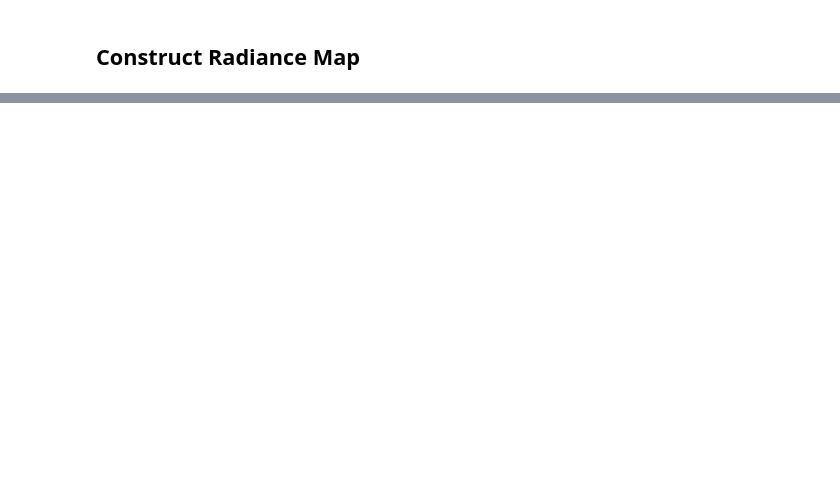
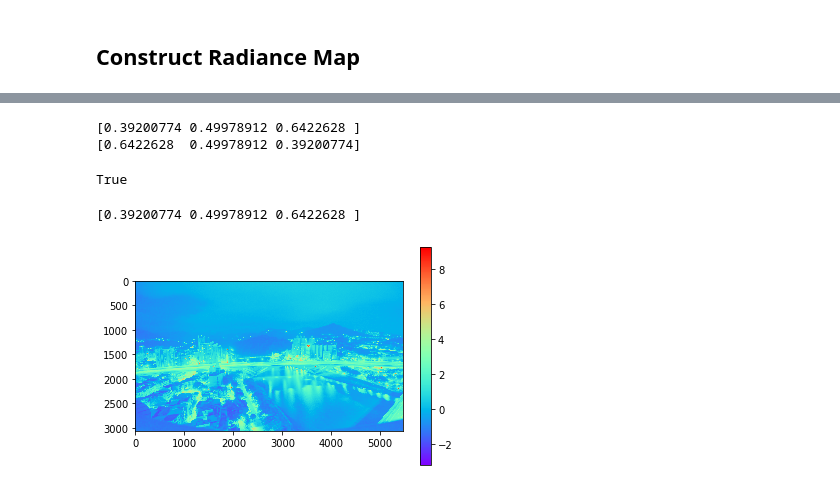
Before and after one commit to frozenburst/NTU-2020-VFX, a Jupyter notebook: hw1_HDR/hdr.ipynb, the cells around one changed output, grey strips where cells are left out. Cells and saved outputs as stored; diff of their text form; code cells hidden in the pictures; blank space fills up the shorter version.

```diff
--- a/hw1_HDR/hdr.ipynb
+++ b/hw1_HDR/hdr.ipynb
@@ -313,20 +307,27 @@ cv2.imwrite(op.join(data_path, 'radiance_map.hdr'), HDR_img)
+# %%
+# save HDR image
+# convert to float32
+HDR_f32 = HDR_img.astype(np.float32)
+HDR_BGR = HDR_f32.copy()
+# convert to BGR
+HDR_BGR = HDR_BGR[:, :, ::-1]
+print(HDR_f32[0, 0])
+print(HDR_BGR[0, 0])
+cv2.imwrite(op.join(data_path, 'radiance_map.hdr'), HDR_BGR)
+# %% [output]
+[0.39200774 0.49978912 0.6422628 ]
+[0.6422628  0.49978912 0.39200774]
+True
 # %%
-# normalize
-#HDR_img -= np.min(HDR_img)
-#HDR_img = 255 * HDR_img / np.max(HDR_img)
-
-# save raw data
-print(np.max(HDR_img), np.min(HDR_img))
-#imshow(HDR_img)
-# linear mapping
-# quantize
-#HDR_img = HDR_img.astype(np.uint8)
-#imshow(HDR_img)
 # heatmap of gray scale log space
-HDR_gray = np.sum(HDR_img, axis=2)/3
+print(HDR_f32[0, 0])
+HDR_gray = np.sum(HDR_f32, axis=2)/3
 plt.imshow(np.log(HDR_gray), 'rainbow')
 plt.colorbar()
 plt.show()
+# %% [output]
+[0.39200774 0.49978912 0.6422628 ]
+[figure, added]
 # %%
 # sampled pixels
 plt.plot(coords[:, 1], coords[:, 0], 'ro')
```
Also changed, not shown: parts of 16 cells of this notebook, 2 other files.
